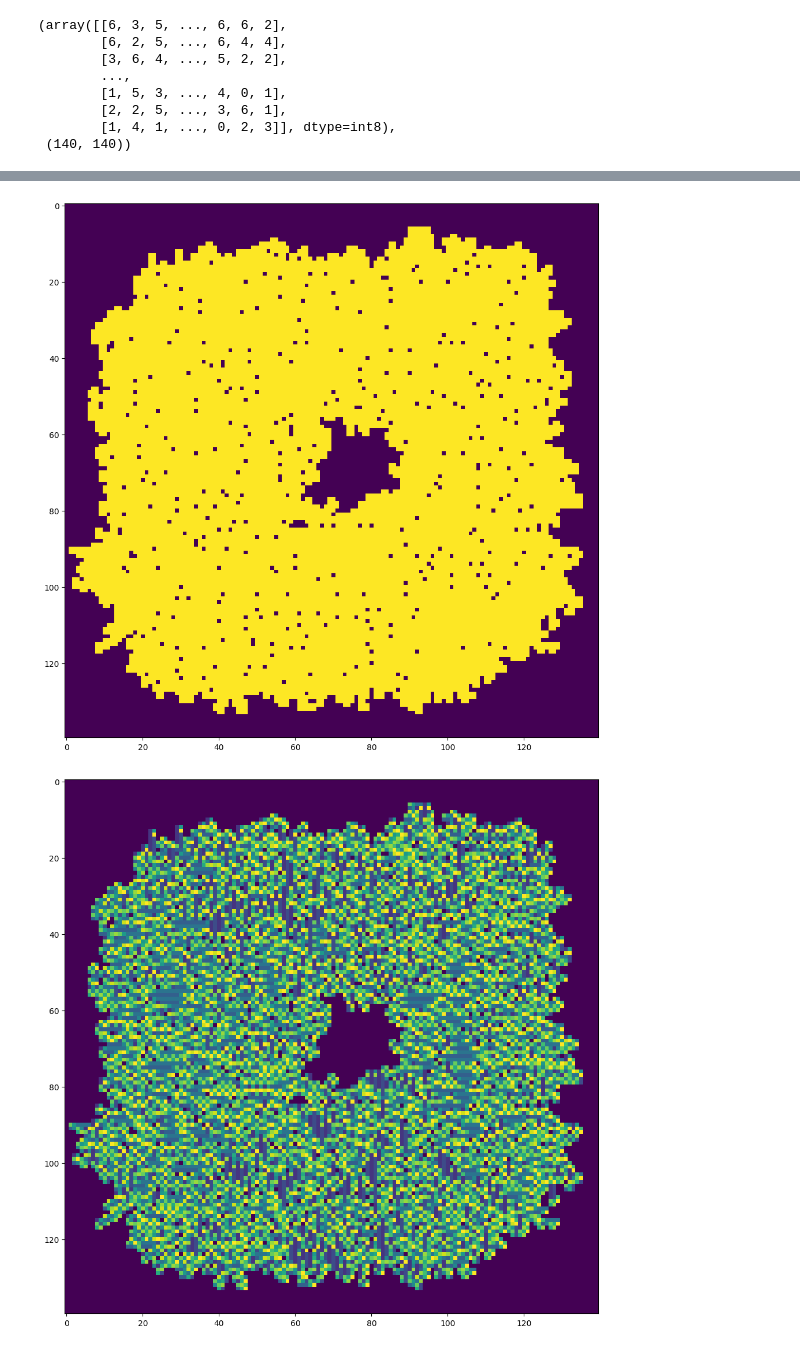
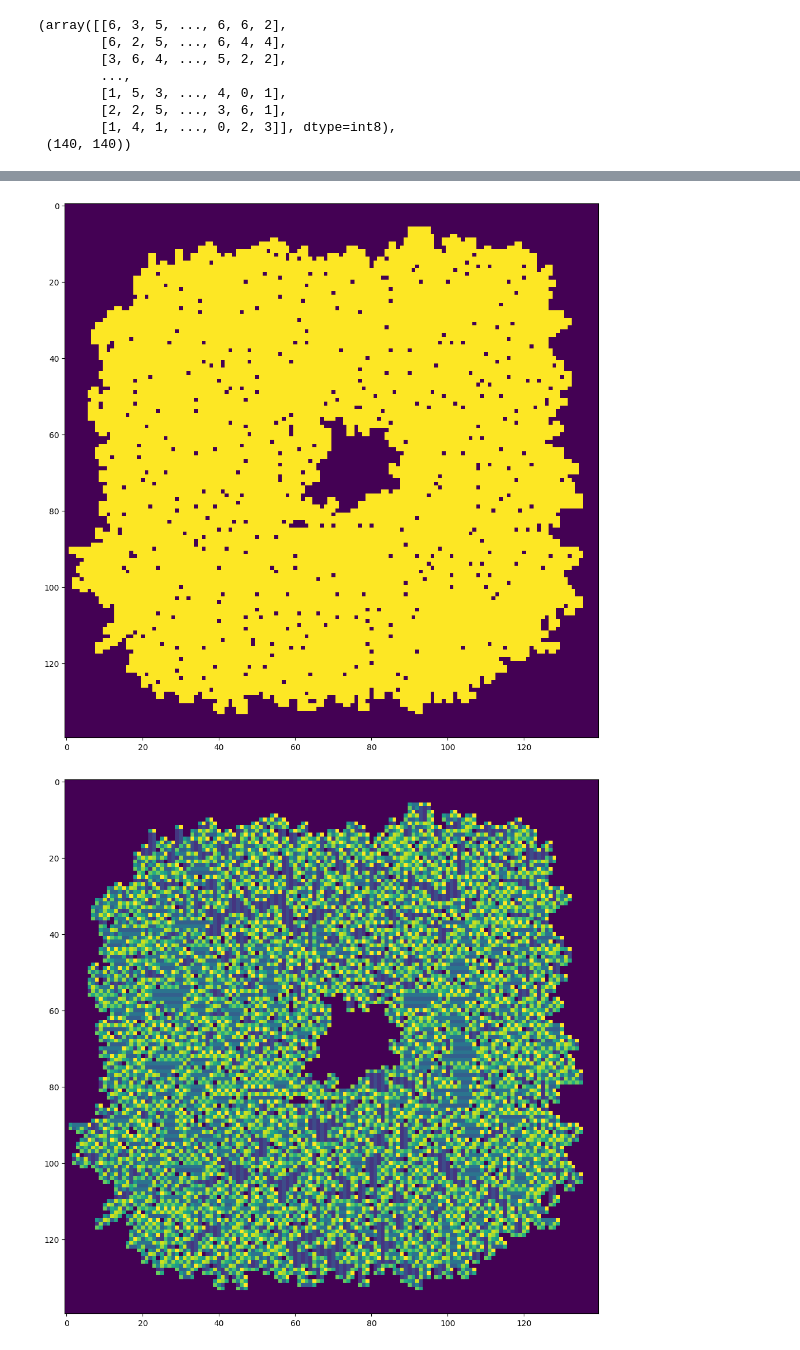
Before and after one commit to enricd/AdventOfCode, a Jupyter notebook: y_2023/day10.ipynb, the cells around one changed output, grey strips where cells are left out. Cells and saved outputs as stored; diff of their text form; code cells hidden in the pictures.

```diff
--- a/y_2023/day10.ipynb
+++ b/y_2023/day10.ipynb
@@ -53,20 +48,19 @@ check_connected = {
     7: {(-1, 0): [1, 5, 6], (1, 0): [1, 3, 4], (0, -1): [2, 3, 6], (0, 1): [2, 4, 5]}   # S
 }
 
-# up: 1, down: 2, left: 3, right: 4, up-left: 5, up-right: 6, down-left: 7, down-right: 8, left-up: 9, left-down: 10, right-up: 11, right-down: 12
 conn_dirs = {
-    ((-1, 0), (-1, 0)): 1,
-    ((1, 0), (1, 0)): 2,
-    ((0, -1), (0, -1)): 3,
-    ((0, 1), (0, 1)): 4,
-    ((-1, 0), (0, -1)): 5,
-    ((-1, 0), (0, 1)): 6,
-    ((1, 0), (0, -1)): 7,
-    ((1, 0), (0, 1)): 8,
-    ((0, -1), (-1, 0)): 9,
-    ((0, -1), (1, 0)): 10,
-    ((0, 1), (-1, 0)): 11,
-    ((0, 1), (1, 0)): 12,
+    ((-1, 0), 1): 1,    # up
+    ((1, 0), 1): 2,     # down
+    ((0, -1), 2): 3,    # left
+    ((0, 1), 2): 4,     # right
+    ((-1, 0), 5): 5,    # up-left
+    ((-1, 0), 6): 6,    # up-right
+    ((1, 0), 4): 7,     # down-left
+    ((1, 0), 3): 8,     # down-right
+    ((0, -1), 3): 9,    # left-up
+    ((0, -1), 6): 10,   # left-down
+    ((0, 1), 4): 11,    # right-up
+    ((0, 1), 5): 12,    # right-down
 }
 
 start_pos = np.where(map_pipes == 7)
@@ -110,38 +104,38 @@ for start_dir in check_connected[7]:
                 # print("pos:", pos, " new_pos:", new_pos, dir, map_pipes[*new_pos], check_connected[map_pipes[*pos]][dir])
                 if map_pipes[*new_pos] in check_connected[map_pipes[*pos]][dir]:
                     map_connected[*new_pos] = 1
-                    map_conn_dirs[*new_pos] = conn_dirs[(tuple(prev_dir), tuple(dir))]
+                    map_conn_dirs[*new_pos] = conn_dirs[(tuple(dir), map_pipes[*new_pos])] if tuple(new_pos) != start_pos else 11
                     prev_dir = np.array(dir)
                     pos = new_pos
                     paths[start_dir].append(pos)
                     if tuple(new_pos) == start_pos:
                         found = True
                     break
 
                 else:
                     is_next_pipe = False
                     break
 
         conn_maps.append(map_connected)
         dir_maps.append(map_conn_dirs)
         plt.figure(figsize=(12, 12))
         plt.imshow(map_connected)
         plt.show()
 
         plt.figure(figsize=(12, 12))
         plt.imshow(map_conn_dirs)
         plt.show()
 
 max_path = max([len(p) for p in paths.values()])
 
 print("\n\nResult 1:", int(max_path / 2))
 # %% [output]
 start_pos: (79, 85)
 
 start_dir (-1, 0)
 dir pos: (-1, 0) [78 85]
 [figure]
-[figure, old version]
+[figure, new version]
 start_dir (1, 0)
 
 
```
Also changed, not shown: parts of 5 cells of this notebook.
